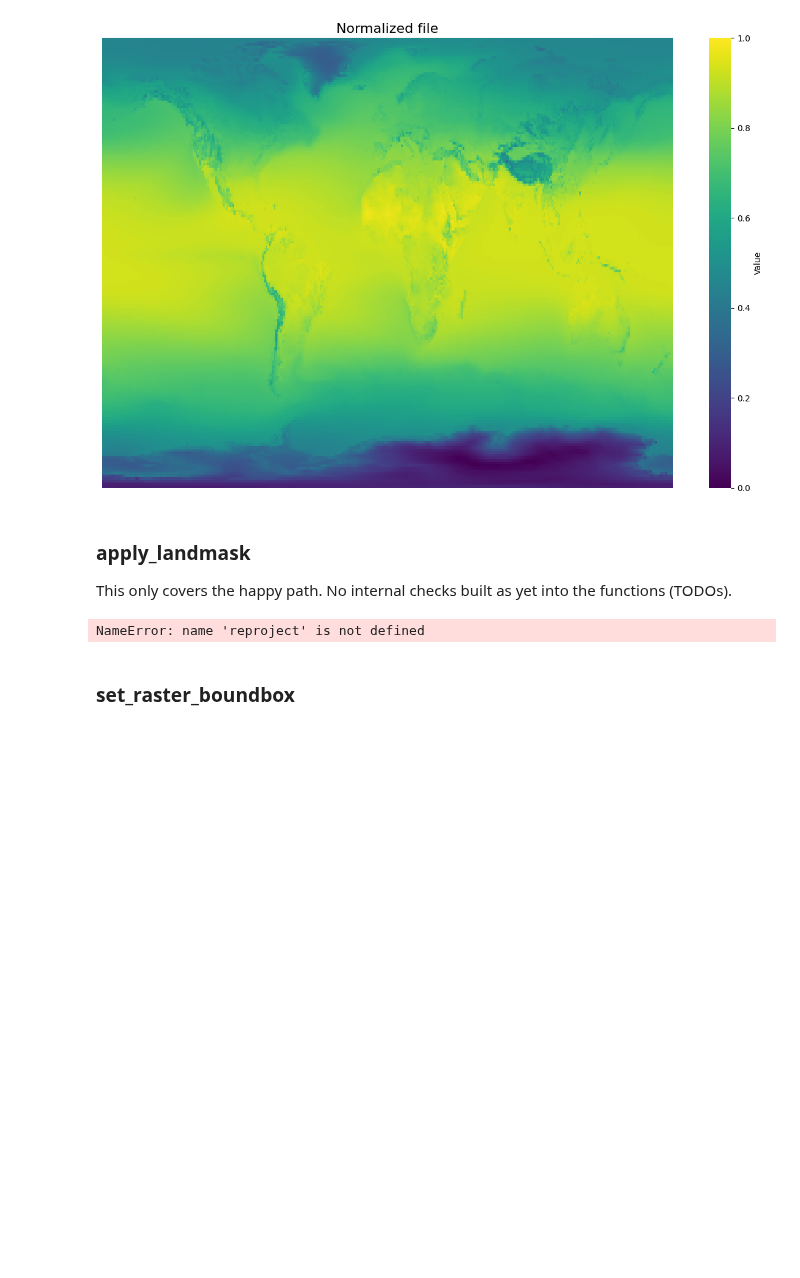
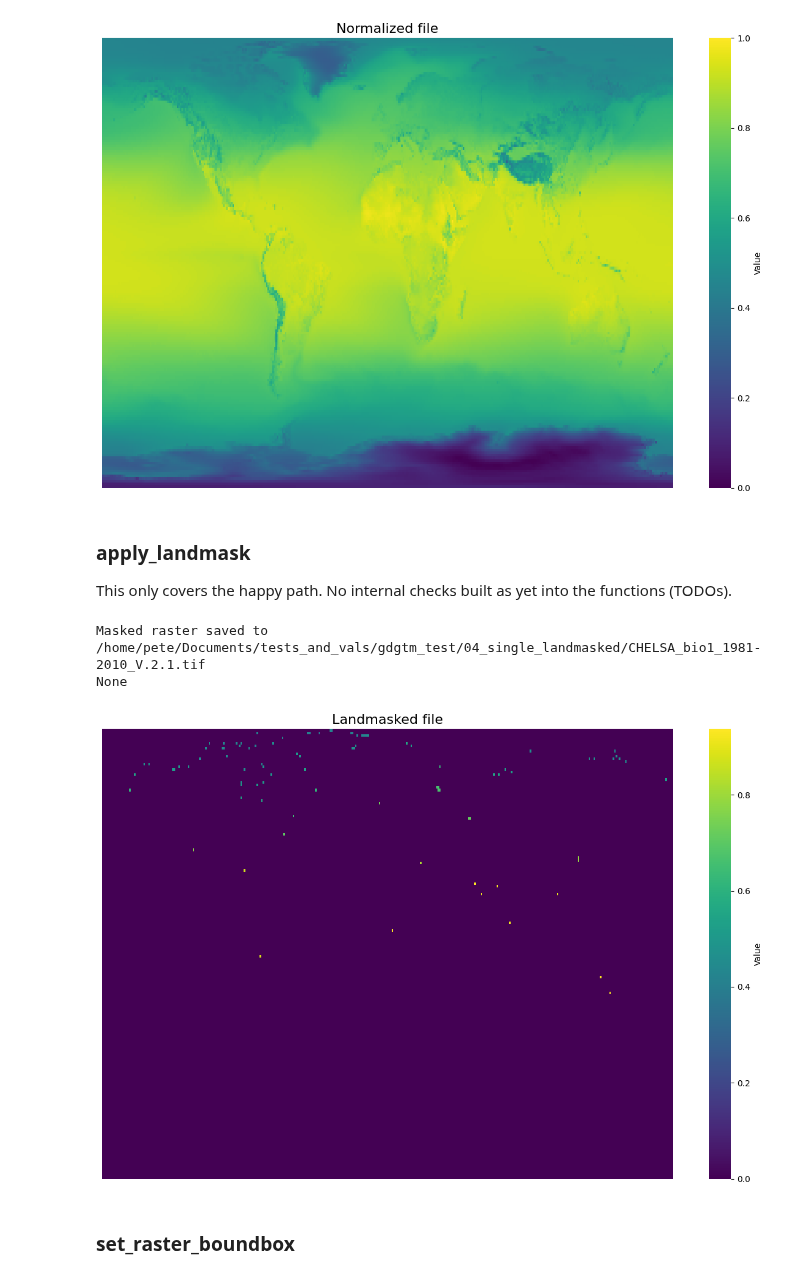
Before and after one commit to pete-jacobsson/gdgtm, a Jupyter notebook: gdgtm_test_script.ipynb, the cells around one changed output. Drawn from its saved outputs; the diff is of its cells as text; code cells hidden in the pictures; blank space fills up the shorter version.

```diff
--- a/gdgtm_test_script.ipynb
+++ b/gdgtm_test_script.ipynb
@@ -205,20 +205,22 @@ This only covers the happy path. No internal checks built as yet into the functi
 # %%
 landmask = "hyd_glo_dem_30s.tif"
 landmask = os.path.join(get_subdir, landmask)
 land_src = norm_dst
 land_dst = os.path.join(landmasked_subdir, single_test_file)
 
-# try:
-gdgtm.align_validate_raster(landmask, land_src, "temp_landmask.tif")
-test = gdgtm.apply_land_mask(landmask, land_src, land_dst)
-print(test)
-gdgtm.plot_raster_with_colorbar(land_dst, title = "Landmasked file")
-# except Exception as e:
-#     print(f"Function failed to generate output: {e}")
-# finally:
-os.remove("temp_landmask.tif")
+try:
+    gdgtm.align_validate_raster(landmask, land_src, "temp_landmask.tif")
+    test = gdgtm.apply_land_mask("temp_landmask.tif", land_src, land_dst)
+    print(test)
+    gdgtm.plot_raster_with_colorbar(land_dst, title = "Landmasked file")
+except Exception as e:
+    print(f"Function failed to generate output: {e}")
+finally:
+    os.remove("temp_landmask.tif")
 # %% [output]
-NameError: name 'reproject' is not defined
+Masked raster saved to /home/pete/Documents/tests_and_vals/gdgtm_test/04_single_landmasked/CHELSA_bio1_1981-2010_V.2.1.tif
+None
+[figure, added]
 # %% [markdown]
 ### set_raster_boundbox
 # %%
```
Also changed, not shown: parts of 13 cells of this notebook, 4 other files.
